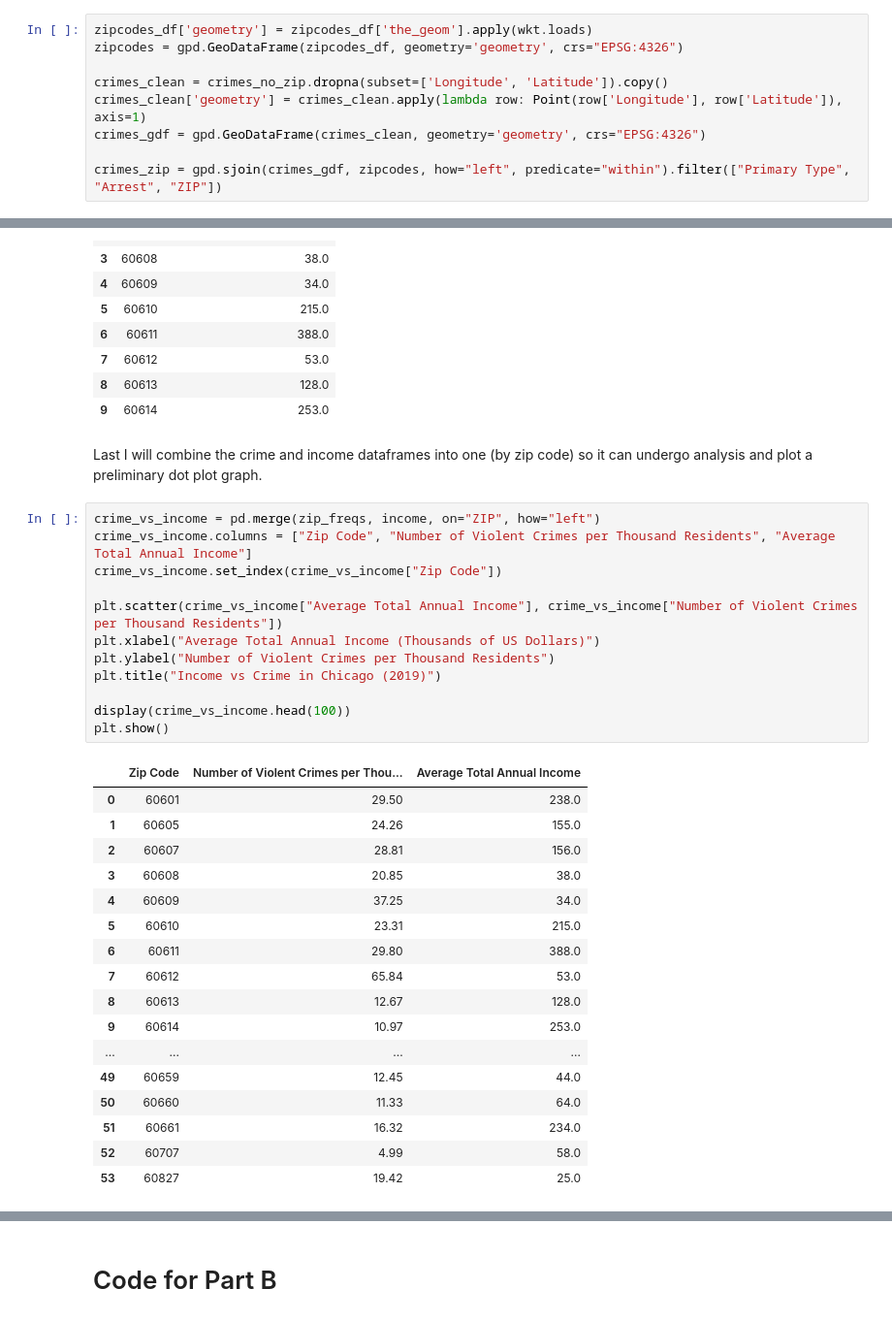
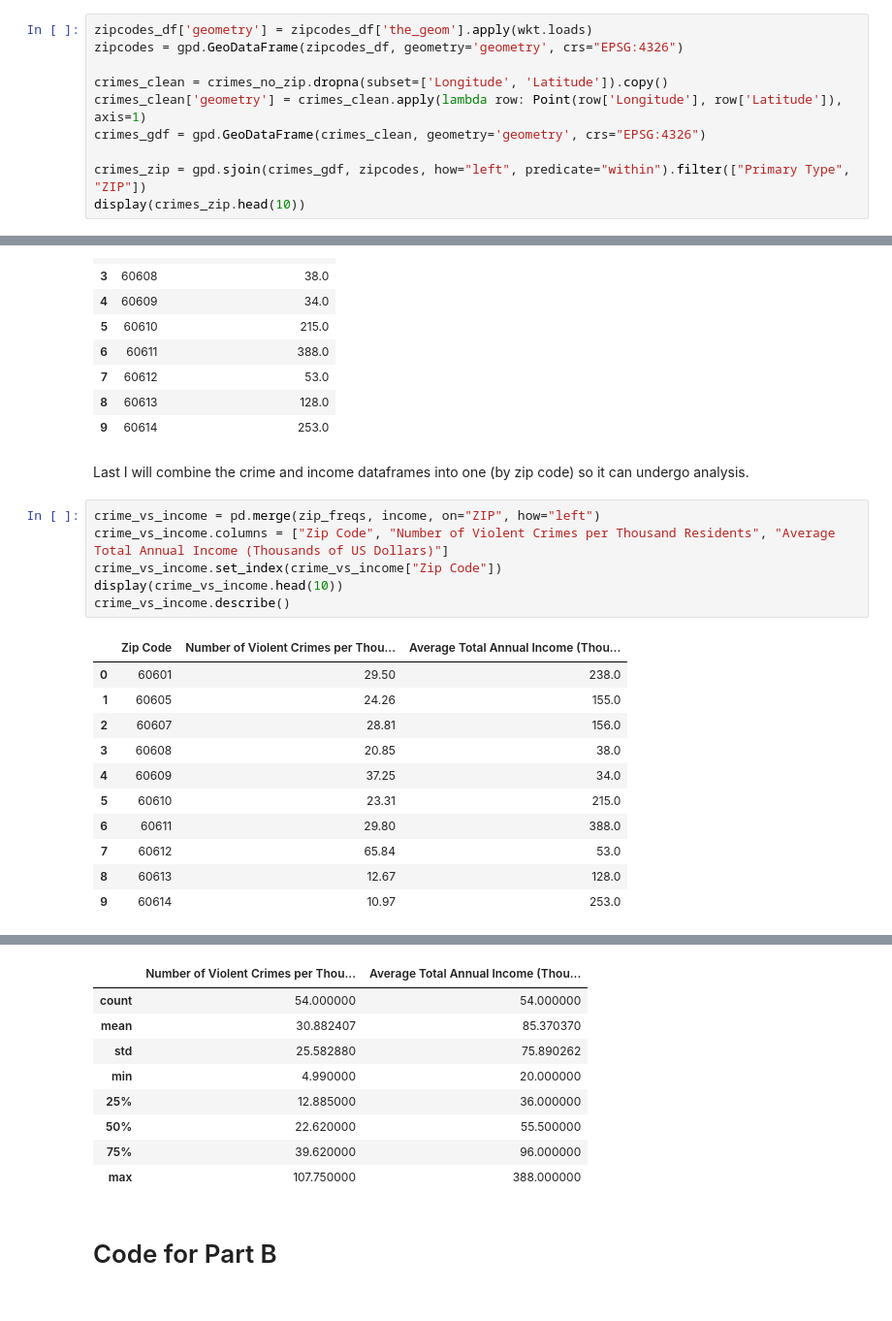
Before and after one commit to rbitton1729/chicagostats, a Jupyter notebook: chicagostats.ipynb, the cells around one changed output, grey strips where cells are left out. Shown: that part at 97% size. Cells and saved outputs as stored; diff of their text form.

```diff
--- a/chicagostats.ipynb
+++ b/chicagostats.ipynb
@@ -152,4 +152,5 @@ crimes_clean = crimes_no_zip.dropna(subset=['Longitude', 'Latitude']).copy()
 crimes_clean['geometry'] = crimes_clean.apply(lambda row: Point(row['Longitude'], row['Latitude']), axis=1)
 crimes_gdf = gpd.GeoDataFrame(crimes_clean, geometry='geometry', crs="EPSG:4326")
 
-crimes_zip = gpd.sjoin(crimes_gdf, zipcodes, how="left", predicate="within").filter(["Primary Type", "Arrest", "ZIP"])
+crimes_zip = gpd.sjoin(crimes_gdf, zipcodes, how="left", predicate="within").filter(["Primary Type", "ZIP"])
+display(crimes_zip.head(10))
@@ -259,21 +260,15 @@ income.head(10)
 | 8 | 60613 | 128.0 |
 | 9 | 60614 | 253.0 |
 # %% [markdown]
-Last I will combine the crime and income dataframes into one (by zip code) so it can undergo analysis and plot a preliminary dot plot graph.
+Last I will combine the crime and income dataframes into one (by zip code) so it can undergo analysis.
 # %%
 crime_vs_income = pd.merge(zip_freqs, income, on="ZIP", how="left")
-crime_vs_income.columns = ["Zip Code", "Number of Violent Crimes per Thousand Residents", "Average Total Annual Income"]
+crime_vs_income.columns = ["Zip Code", "Number of Violent Crimes per Thousand Residents", "Average Total Annual Income (Thousands of US Dollars)"]
 crime_vs_income.set_index(crime_vs_income["Zip Code"])
-
-plt.scatter(crime_vs_income["Average Total Annual Income"], crime_vs_income["Number of Violent Crimes per Thousand Residents"])
-plt.xlabel("Average Total Annual Income (Thousands of US Dollars)")
-plt.ylabel("Number of Violent Crimes per Thousand Residents")
-plt.title("Income vs Crime in Chicago (2019)")
-
-display(crime_vs_income.head(100))
-plt.show()
+display(crime_vs_income.head(10))
+crime_vs_income.describe()
 # %% [output]
-|  | Zip Code | Number of Violent Crimes per Thou... | Average Total Annual Income |
+|  | Zip Code | Number of Violent Crimes per Thou... | Average Total Annual Income (Thou... |
 | 0 | 60601 | 29.50 | 238.0 |
 | 1 | 60605 | 24.26 | 155.0 |
 | 2 | 60607 | 28.81 | 156.0 |
@@ -284,9 +279,3 @@ plt.show()
 | 7 | 60612 | 65.84 | 53.0 |
 | 8 | 60613 | 12.67 | 128.0 |
 | 9 | 60614 | 10.97 | 253.0 |
-| ... | ... | ... | ... |
-| 49 | 60659 | 12.45 | 44.0 |
-| 50 | 60660 | 11.33 | 64.0 |
-| 51 | 60661 | 16.32 | 234.0 |
-| 52 | 60707 | 4.99 | 58.0 |
-| 53 | 60827 | 19.42 | 25.0 |
@@ -294,2 +282,11 @@ plt.show()
+|  | Number of Violent Crimes per Thou... | Average Total Annual Income (Thou... |
+| count | 54.000000 | 54.000000 |
+| mean | 30.882407 | 85.370370 |
+| std | 25.582880 | 75.890262 |
+| min | 4.990000 | 20.000000 |
+| 25% | 12.885000 | 36.000000 |
+| 50% | 22.620000 | 55.500000 |
+| 75% | 39.620000 | 96.000000 |
+| max | 107.750000 | 388.000000 |
 # %% [markdown]
 # Code for Part B
```
Also changed, not shown: parts of 10 cells of this notebook, 1 other file.
